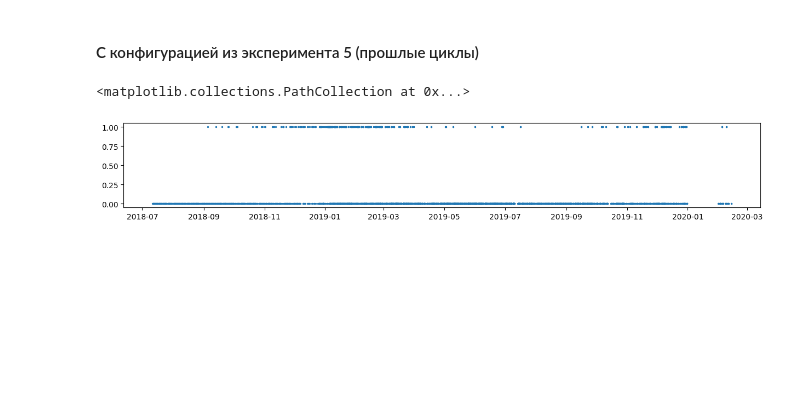
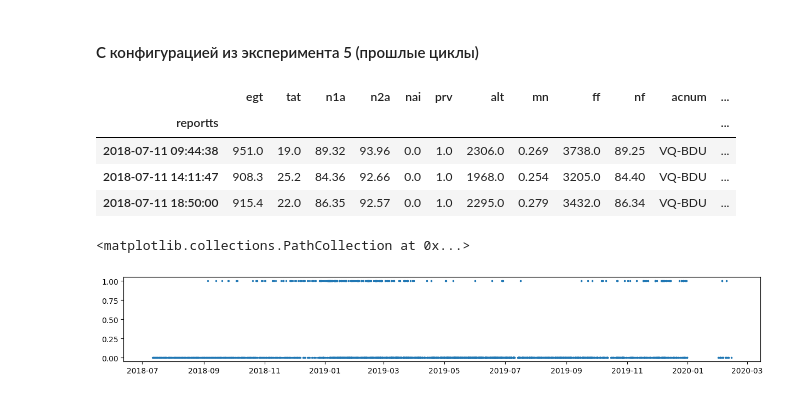
Before and after one commit to skeptlk/ecm, a Jupyter notebook: ex6_nai.ipynb, the cells around one changed output. Drawn from its saved outputs; the diff is of its cells as text; code cells hidden in the pictures; blank space fills up the shorter version.

```diff
--- a/ex6_nai.ipynb
+++ b/ex6_nai.ipynb
@@ -38,8 +38,16 @@ data = build_dataset(
   y_cols,
   meta_cols,
   features,
-  n_back=13,
+  n_back=0,
 )
+# %%
+data.set_index('reportts')[:3]
+# %% [output]
+|  | egt | tat | n1a | n2a | nai | prv | alt | mn | ff | nf | acnum | ... |
+| reportts |  |  |  |  |  |  |  |  |  |  |  | ... |
+| 2018-07-11 09:44:38 | 951.0 | 19.0 | 89.32 | 93.96 | 0.0 | 1.0 | 2306.0 | 0.269 | 3738.0 | 89.25 | VQ-BDU | ... |
+| 2018-07-11 14:11:47 | 908.3 | 25.2 | 84.36 | 92.66 | 0.0 | 1.0 | 1968.0 | 0.254 | 3205.0 | 84.40 | VQ-BDU | ... |
+| 2018-07-11 18:50:00 | 915.4 | 22.0 | 86.35 | 92.57 | 0.0 | 1.0 | 2295.0 | 0.279 | 3432.0 | 86.34 | VQ-BDU | ... |
 # %%
 import matplotlib.pyplot as plt
 
```
Also changed, not shown: parts of 1 cell of this notebook, 1 other file.
